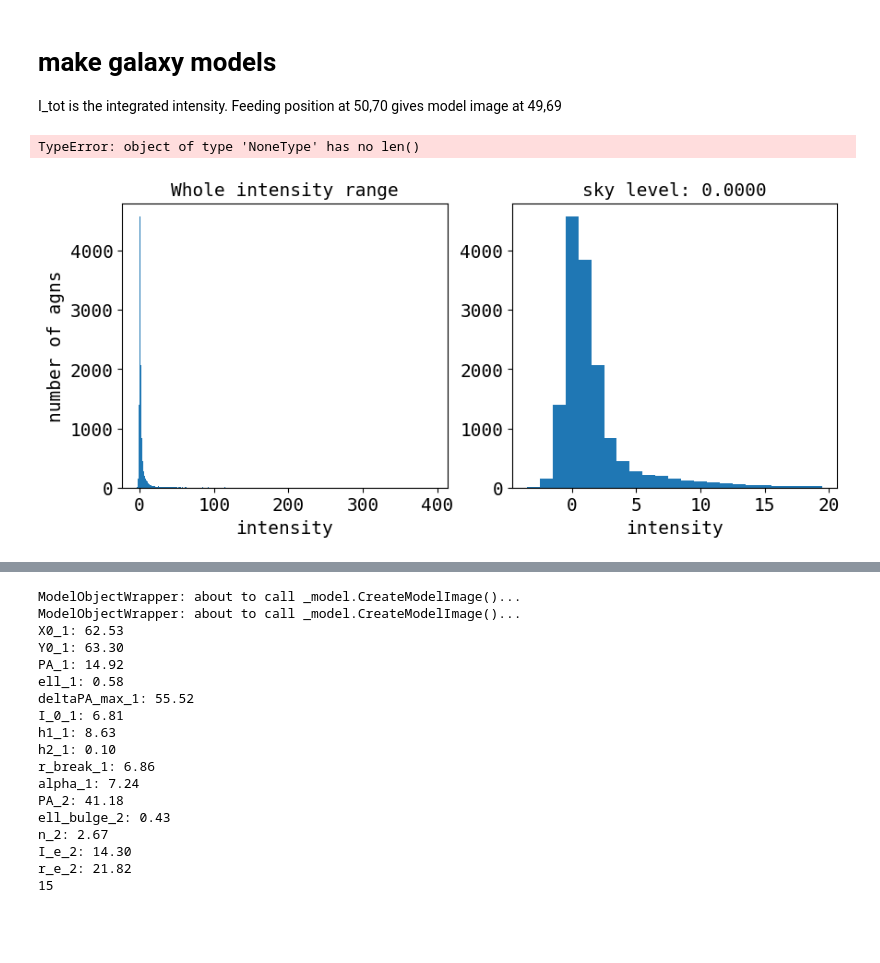
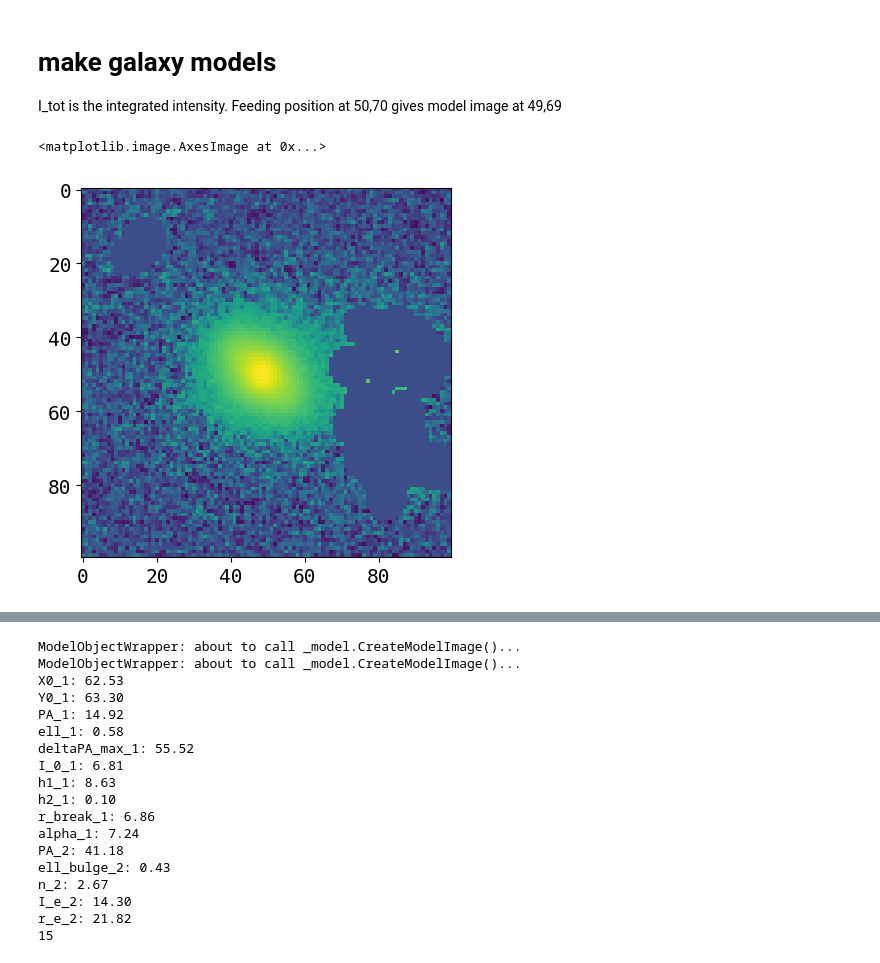
Before and after one commit to insepien/dualAGN, a Jupyter notebook: scrap_notebooks/checkFit.ipynb, the cells around one changed output, grey strips where cells are left out. Saved outputs shown, nothing was run; the diff lists cells and outputs as text; code cells hidden in the pictures; blank space fills up the shorter version.

```diff
--- a/scrap_notebooks/checkFit.ipynb
+++ b/scrap_notebooks/checkFit.ipynb
@@ -523,41 +523,42 @@ def make_mask(image,pos,aper_radius,pa=180):
     """make a mask provided position and aperture radius"""
     aper0 = EllipticalAperture(pos,aper_radius,aper_radius,pa)
     aper_mask0 = aper0.to_mask()
     mask0 = aper_mask0.to_image(image.shape)
     return mask0
 
 def mask_image(image,rad,intens,agn_mask_size,PA=180):
     """create mask and masked images"""
     peak_tbl = make_peak_tbl(image,intens,agn_mask_size)
     mask=[]
     # make masks
     for i in range(len(peak_tbl)):
         mask.append(make_mask(image,pos = [peak_tbl[i]['x_peak'],peak_tbl[i]['y_peak']],aper_radius=rad,pa=PA))
     # sum all masks
     mask = np.sum(mask,axis=0)
     # make masked image
     masked_im = np.where(mask==0,image,0)
     return masked_im
 
-on = "J0906+1840"
+on = "J0926+0724"
 imageAGN = fits.getdata(glob.glob(os.path.expanduser(f"/home/insepien/research-data/agn-result/box/final_cut/{on}*.fits"))[0])
 sky = find_sky(imageAGN,plothist=False)
 
 # with open(os.path.expanduser("/home/insepien/research-data/agn-result/fit/final_fit_nb/"+on+".pkl"),"rb") as f:
 #     d = pickle.load(f)
 # imageAGN = d['imageSS']
 
-imageAGN_masked = mask_image(image=imageAGN,rad=4,intens=5,agn_mask_size=30)-sky
+imageAGN_masked = mask_image(image=imageAGN,rad=5,intens=5,agn_mask_size=22)-sky
 plt.imshow(imageAGN_masked, norm='symlog')
 # plt.plot(10,25,"wo")
 # plt.plot(86,35,"wo")
 # %% [output]
-TypeError: object of type 'NoneType' has no len()
+<matplotlib.image.AxesImage at 0x...>
+[figure, added]
 # %%
 #imageAGN_masked = imageAGN-sky
 fits.writeto("~/research-data/agn-result/fit/fit_masked_n.3to6/masked_image_SS/"+on+".fits",imageAGN_masked, overwrite=True)
 # %%
-on = "J1215+1344"
+on = "J0906+1840"
 
 with open(os.path.expanduser("/home/insepien/research-data/agn-result/fit/fit_masked_n.3to6/masked_fit/"+on+".pkl"),"rb") as f:
     d = pickle.load(f)
@@ -586,13 +587,6 @@ def make1model(xpos,ypos,function_dict,psf,dataImage):
     return fitter
 
 
-sersic_dict, psf_dict, gaussian_dict, flatsky_dict, flatbar_dict, exp_dict = makeModelDict(PA_ss=200, ell_ss=0.1, n_ss=1, I_ss=1, r_ss=20, Itot=itot,
-                                                                     PA_lim=[0,360], ell_lim=[0.0,1.0], I_lim=[0.1,Imax],
-                                                                     Iss_lim=[0.1,Imax], rss_lim=[0.1,framelim], Itot_lim=[0.1,1e4],
-                                                                     sigma = 5, sigma_lim = [1,20], Isky = 2.5, Isky_lim =[0,10],
-                                                                     h1=10,h2=10,h_lim=[0.1,framelim],alpha=0.1,alpha_lim=[0.1,framelim])
-
-
 # make models
 hlim_max=1000
 models_n1 = galaxy_model(X0=xs[0], Y0=ys[0],
@@ -606,9 +600,7 @@ models_n1 = galaxy_model(X0=xs[0], Y0=ys[0],
                          sigma = 5, sigma_lim = [1,20],midf=midF, Isky = 2.5, Isky_lim =[0,10],
                          h1=10,h2=10,h_lim=[0.1,hlim_max],alpha=0.1,alpha_lim=[0.1,framelim])
 
-sky = find_sky(imageAGN,plothist=True)
+#sky = find_sky(imageAGN,plothist=True)
-# %% [output]
-[figure, removed]
 # %%
 plt.imshow(imageAGN, norm='symlog')
 plt.title(on)
```
Also changed, not shown: parts of 1 cell of this notebook, 2 other files.
